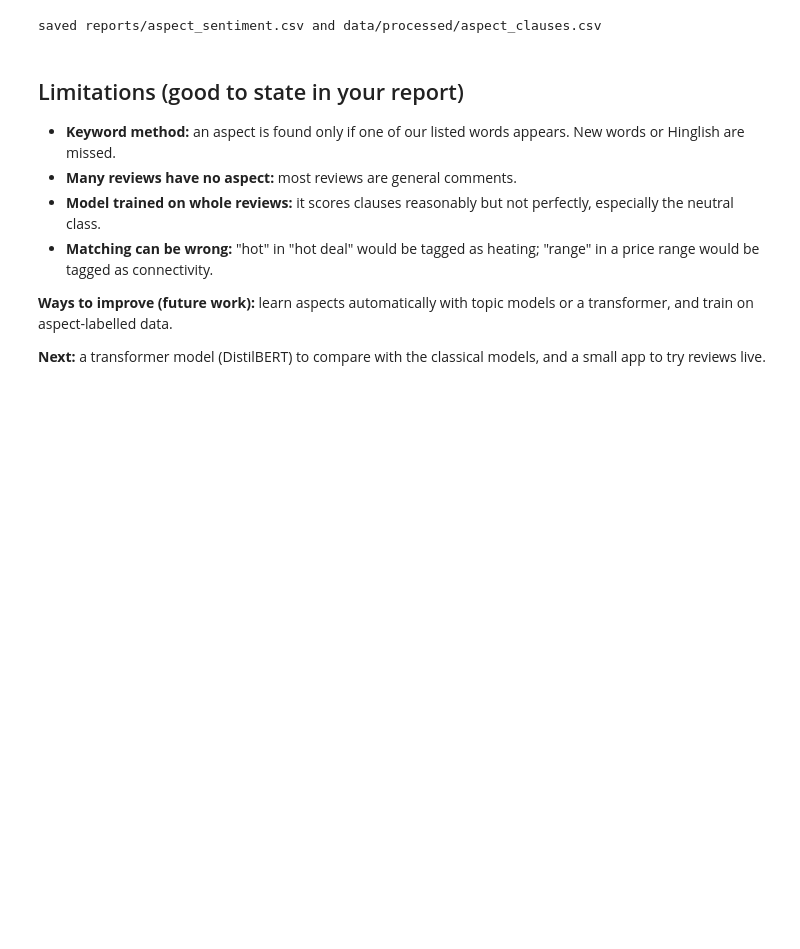
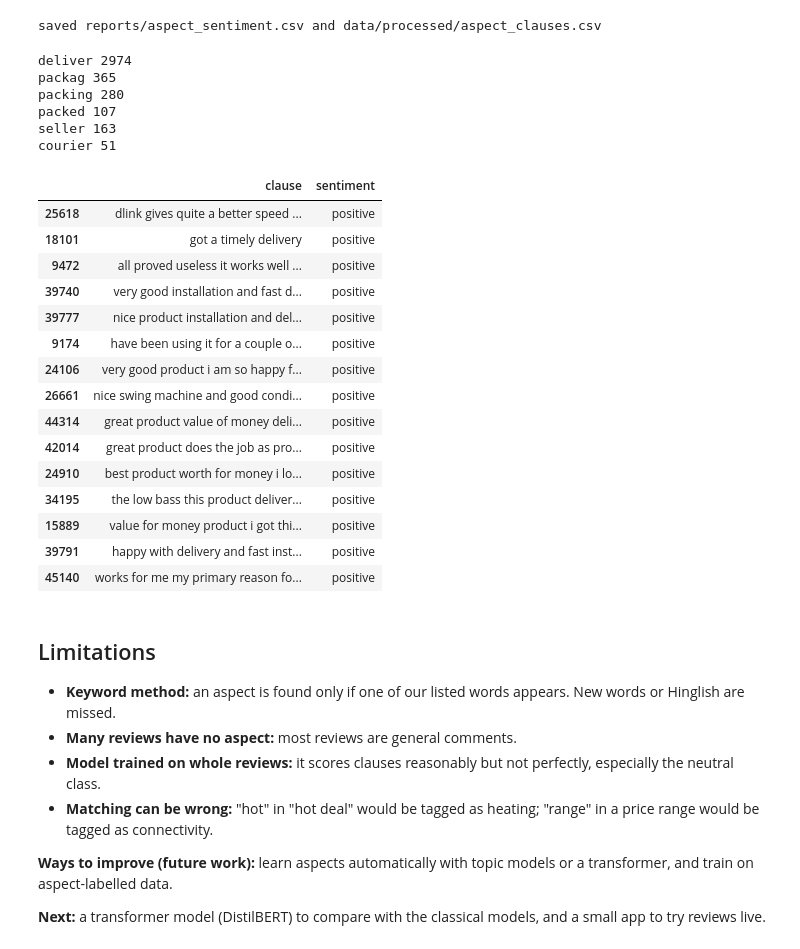
Before and after one commit to Nayira1205/reviewlens, a Jupyter notebook: notebooks/04_aspect_sentiment.ipynb, the cells around one changed output. Cells and saved outputs as stored; diff of their text form; code cells hidden in the pictures; blank space fills up the shorter version.

```diff
--- a/notebooks/04_aspect_sentiment.ipynb
+++ b/notebooks/04_aspect_sentiment.ipynb
@@ -263,8 +263,41 @@ clauses[["review_id", "product_name", "aspect", "clause", "sentiment"]].to_csv(
 print("saved reports/aspect_sentiment.csv and data/processed/aspect_clauses.csv")
 # %% [output]
 saved reports/aspect_sentiment.csv and data/processed/aspect_clauses.csv
+# %%
+import os, pandas as pd
+root = os.getcwd() if os.path.isdir("src") else os.path.abspath("..")
+os.chdir(root)
+
+c = pd.read_csv("data/processed/aspect_clauses.csv")
+d = c[c["aspect"] == "delivery"]
+for kw in ["deliver", "packag", "packing", "packed", "seller", "courier"]:
+    print(kw, d["clause"].str.contains(kw).sum())
+d.sample(15, random_state=1)[["clause", "sentiment"]]
+# %% [output]
+deliver 2974
+packag 365
+packing 280
+packed 107
+seller 163
+courier 51
+|  | clause | sentiment |
+| 25618 | dlink gives quite a better speed ... | positive |
+| 18101 | got a timely delivery | positive |
+| 9472 | all proved useless it works well ... | positive |
+| 39740 | very good installation and fast d... | positive |
+| 39777 | nice product installation and del... | positive |
+| 9174 | have been using it for a couple o... | positive |
+| 24106 | very good product i am so happy f... | positive |
+| 26661 | nice swing machine and good condi... | positive |
+| 44314 | great product value of money deli... | positive |
+| 42014 | great product does the job as pro... | positive |
+| 24910 | best product worth for money i lo... | positive |
+| 34195 | the low bass this product deliver... | positive |
+| 15889 | value for money product i got thi... | positive |
+| 39791 | happy with delivery and fast inst... | positive |
+| 45140 | works for me my primary reason fo... | positive |
 # %% [markdown]
-## Limitations (good to state in your report)
+## Limitations
 
 - **Keyword method:** an aspect is found only if one of our listed words appears. New words or Hinglish are missed.
 - **Many reviews have no aspect:** most reviews are general comments.
```
Also changed, not shown: parts of 6 cells of this notebook, 8 other files.
